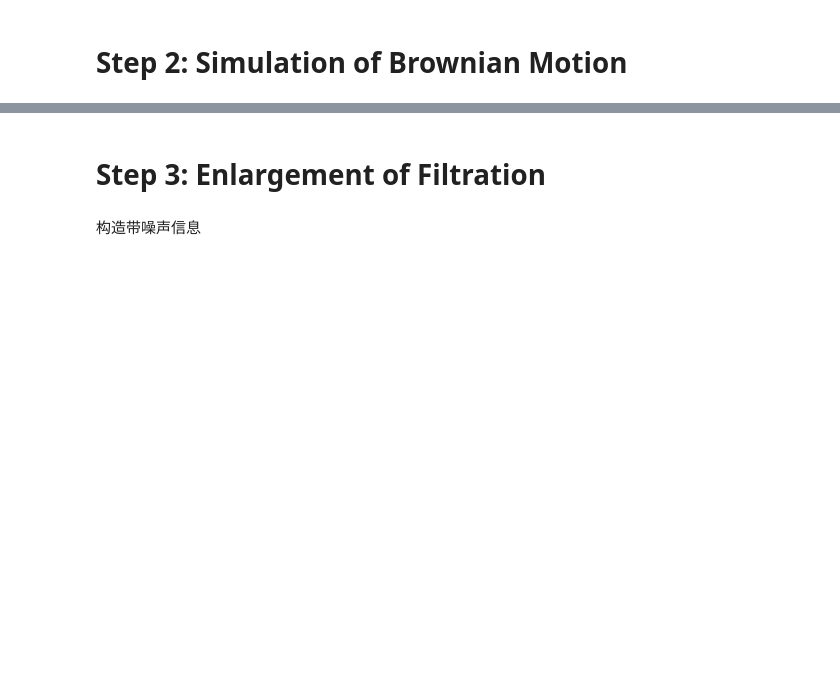
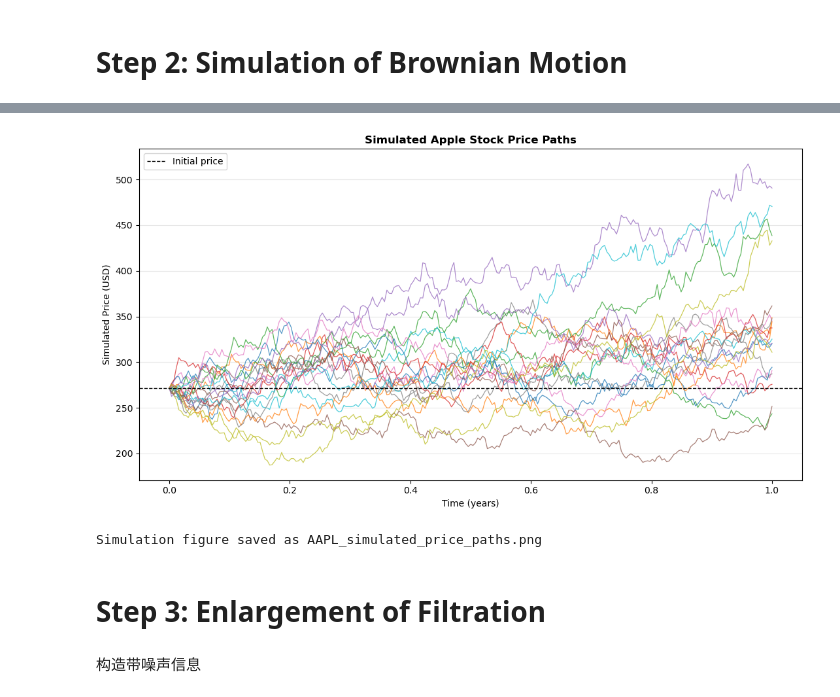
Before and after one commit to Annnnnnngela/insider-trading-noisy-information, a Jupyter notebook: main.ipynb, the cells around one changed output, grey strips where cells are left out. Drawn from its saved outputs; the diff is of its cells as text; code cells hidden in the pictures; blank space fills up the shorter version.

```diff
--- a/main.ipynb
+++ b/main.ipynb
@@ -487,3 +456,67 @@ plt.show()
+# %%
+# ==============================
+# Plot selected simulated paths
+# ==============================
+
+number_of_displayed_paths = 20
+fig, ax = plt.subplots(
+    figsize=(11, 6)
+)
+
+ax.plot(
+    time_grid,
+    simulated_prices[
+        :,
+        :number_of_displayed_paths
+    ],
+    linewidth=0.9,
+    alpha=0.75
+)
+
+ax.axhline(
+    y=S0_sim,
+    color="black",
+    linestyle="--",
+    linewidth=1,
+    label="Initial price"
+)
+
+ax.set_title(
+    "Simulated Apple Stock Price Paths",
+    fontweight="bold"
+)
+
+ax.set_xlabel("Time (years)")
+ax.set_ylabel("Simulated Price (USD)")
+
+ax.grid(
+    axis="y",
+    alpha=0.3
+)
+
+ax.legend()
+
+fig.tight_layout()
+
+simulation_figure_filename = (
+    "AAPL_simulated_price_paths.png"
+)
+
+fig.savefig(
+    simulation_figure_filename,
+    dpi=300,
+    bbox_inches="tight"
+)
+
+plt.show()
+
+print(
+    f"\nSimulation figure saved as "
+    f"{simulation_figure_filename}"
+)
+# %% [output]
+[figure, added]
+Simulation figure saved as AAPL_simulated_price_paths.png
 # %% [markdown]
 # Step 3: Enlargement of Filtration
 # %% [markdown]
```
Also changed, not shown: parts of 66 cells of this notebook, 15 other files.
